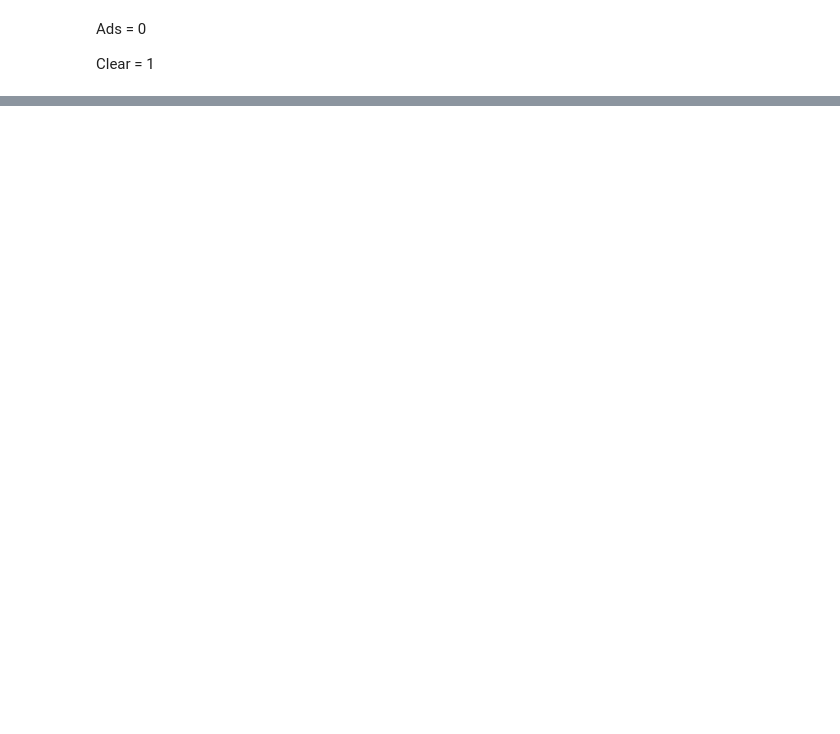
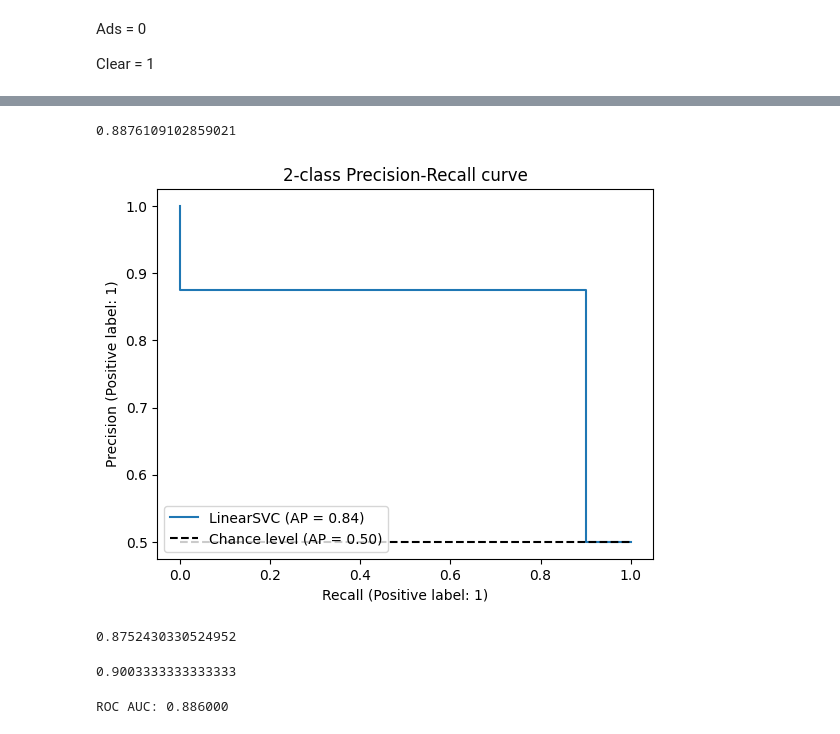
Before and after one commit to johnnysDeu/Thesis, a Jupyter notebook: PreTrained_Model_VGG16_Clear_RandomSplit.ipynb, the cells around one changed output, grey strips where cells are left out. Saved outputs shown, nothing was run; the diff lists cells and outputs as text; code cells hidden in the pictures; blank space fills up the shorter version.

```diff
--- a/PreTrained_Model_VGG16_Clear_RandomSplit.ipynb
+++ b/PreTrained_Model_VGG16_Clear_RandomSplit.ipynb
@@ -446,0 +624,5 @@ plt.show()
+# %%
+from sklearn.metrics import f1_score
+f1_score(true_labels, predicted_labels)
+# %% [output]
+0.8876109102859021
@@ -446,0 +632,9 @@ plt.show()
+# %%
+from sklearn.metrics import PrecisionRecallDisplay
+
+display = PrecisionRecallDisplay.from_predictions(
+    true_labels, predicted_labels, name="LinearSVC", plot_chance_level=True
+)
+_ = display.ax_.set_title("2-class Precision-Recall curve")
+# %% [output]
+[figure, added]
@@ -446,0 +646,18 @@ plt.show()
+# %%
+# precision tp / (tp + fp)
+precision = precision_score(true_labels, predicted_labels)
+precision
+# %% [output]
+0.8752430330524952
+# %%
+# recall: tp / (tp + fn)
+recall = recall_score(true_labels, predicted_labels)
+recall
+# %% [output]
+0.9003333333333333
+# %%
+# ROC AUC
+auc = roc_auc_score(true_labels, predicted_labels)
+print('ROC AUC: %f' % auc)
+# %% [output]
+ROC AUC: 0.886000
```
Also changed, not shown: parts of 56 cells of this notebook, 1 other file.
